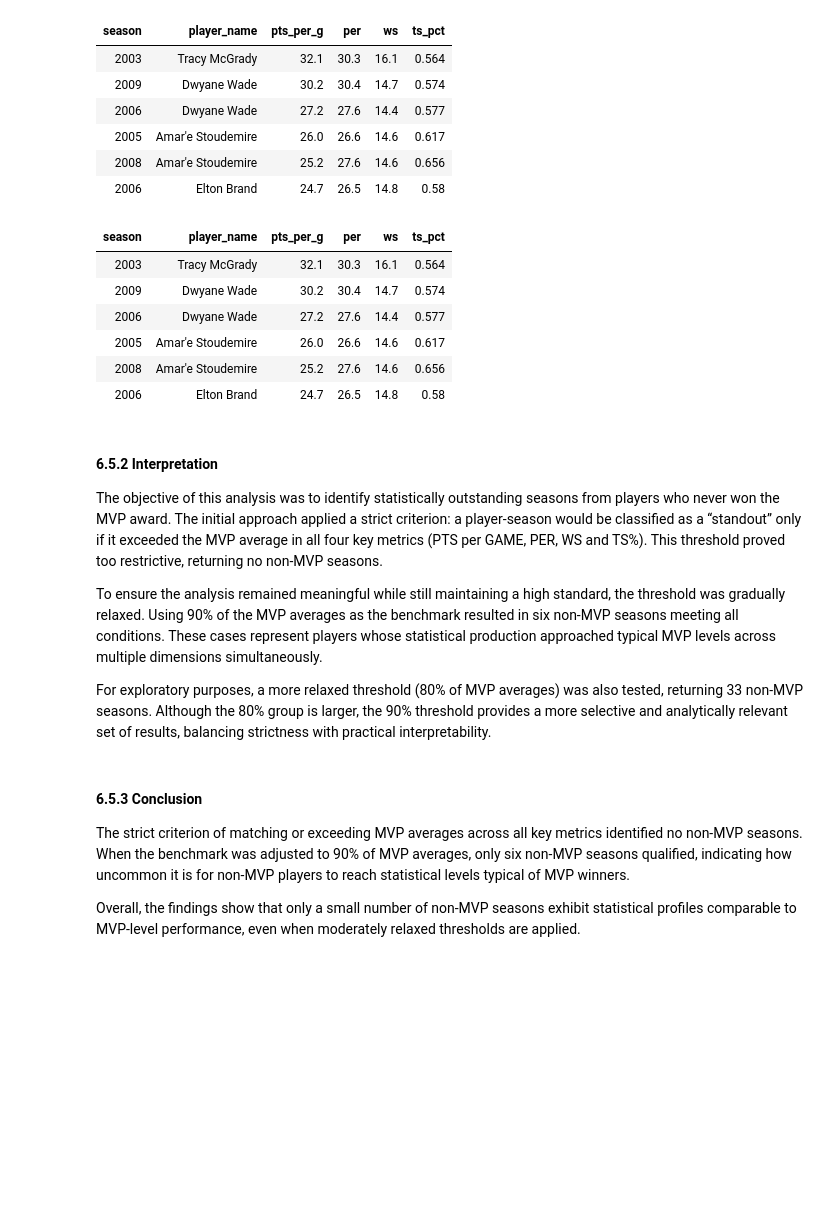
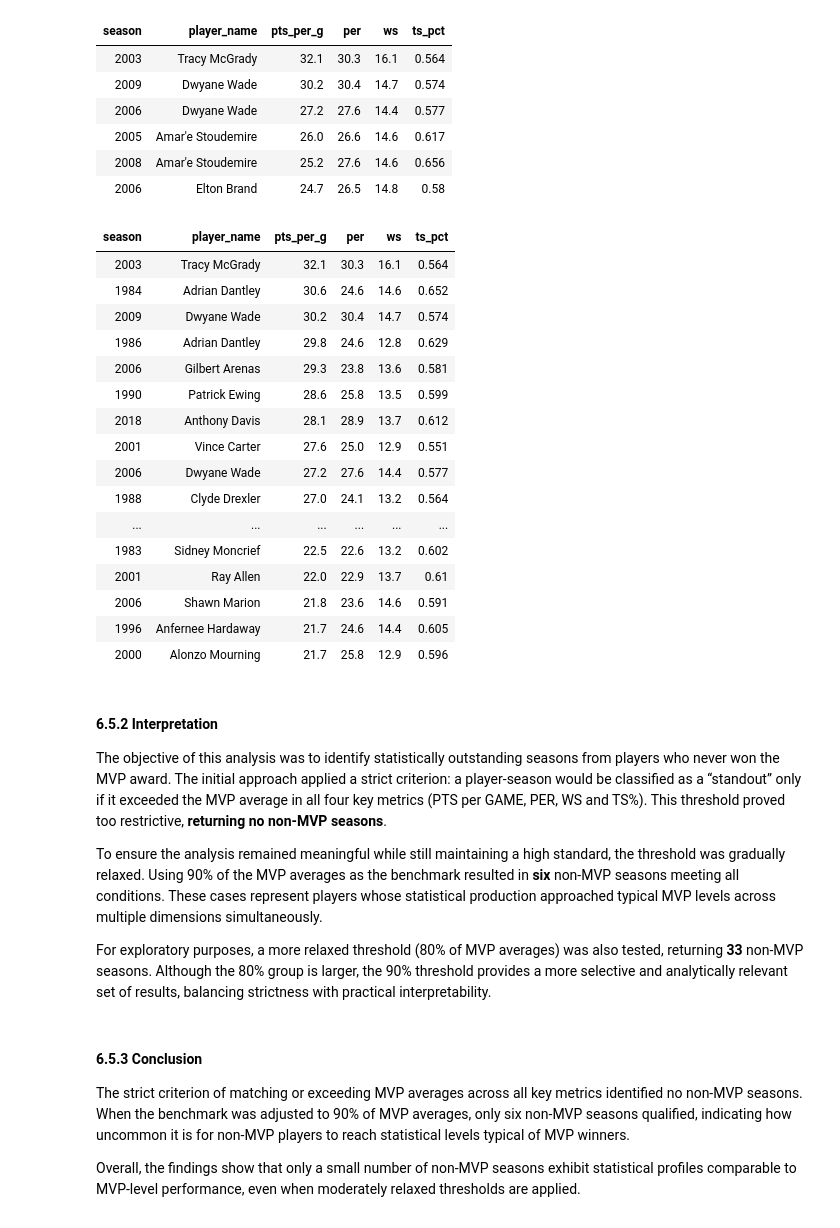
Before and after one commit to fsantosvix/databricks-nba-mvp-analysis-data-pipeline, a Jupyter notebook: NBA_MVP_Pipeline.ipynb, the cells around one changed output. Saved outputs shown, nothing was run; the diff lists cells and outputs as text; code cells hidden in the pictures; blank space fills up the shorter version.

```diff
--- a/NBA_MVP_Pipeline.ipynb
+++ b/NBA_MVP_Pipeline.ipynb
@@ -1355,41 +1384,51 @@ ORDER BY n.pts_per_g DESC
 # %%
 %sql
 --Use an even more relaxed approach (80% of the metrics) to filter non mvp players.
 SELECT
   n.season,
   n.player_name,
   n.pts_per_g,
   n.per,
   n.ws,
   n.ts_pct
 FROM nba_stats_gold as n
 CROSS JOIN mvp_baseline_gold AS b
 WHERE n.player_name NOT IN (
   SELECT player_name FROM mvp_stats_gold
 )
 AND (
-  n.pts_per_g > 0.9 * b.avg_mvp_pts AND
-  n.per > 0.9 * b.avg_mvp_per AND
-  n.ws > 0.9 * b.avg_mvp_ws AND
-  n.ts_pct > 0.9 * b.avg_mvp_ts
+  n.pts_per_g > 0.8 * b.avg_mvp_pts AND
+  n.per > 0.8 * b.avg_mvp_per AND
+  n.ws > 0.8 * b.avg_mvp_ws AND
+  n.ts_pct > 0.8 * b.avg_mvp_ts
 )
 ORDER BY n.pts_per_g DESC
 # %% [output]
 | season | player_name | pts_per_g | per | ws | ts_pct |
 | 2003 | Tracy McGrady | 32.1 | 30.3 | 16.1 | 0.564 |
+| 1984 | Adrian Dantley | 30.6 | 24.6 | 14.6 | 0.652 |
 | 2009 | Dwyane Wade | 30.2 | 30.4 | 14.7 | 0.574 |
+| 1986 | Adrian Dantley | 29.8 | 24.6 | 12.8 | 0.629 |
+| 2006 | Gilbert Arenas | 29.3 | 23.8 | 13.6 | 0.581 |
+| 1990 | Patrick Ewing | 28.6 | 25.8 | 13.5 | 0.599 |
+| 2018 | Anthony Davis | 28.1 | 28.9 | 13.7 | 0.612 |
+| 2001 | Vince Carter | 27.6 | 25.0 | 12.9 | 0.551 |
 | 2006 | Dwyane Wade | 27.2 | 27.6 | 14.4 | 0.577 |
-| 2005 | Amar'e Stoudemire | 26.0 | 26.6 | 14.6 | 0.617 |
-| 2008 | Amar'e Stoudemire | 25.2 | 27.6 | 14.6 | 0.656 |
-| 2006 | Elton Brand | 24.7 | 26.5 | 14.8 | 0.58 |
+| 1988 | Clyde Drexler | 27.0 | 24.1 | 13.2 | 0.564 |
+| ... | ... | ... | ... | ... | ... |
+| 1983 | Sidney Moncrief | 22.5 | 22.6 | 13.2 | 0.602 |
+| 2001 | Ray Allen | 22.0 | 22.9 | 13.7 | 0.61 |
+| 2006 | Shawn Marion | 21.8 | 23.6 | 14.6 | 0.591 |
+| 1996 | Anfernee Hardaway | 21.7 | 24.6 | 14.4 | 0.605 |
+| 2000 | Alonzo Mourning | 21.7 | 25.8 | 12.9 | 0.596 |
 # %% [markdown]
 #### 6.5.2 Interpretation
 
-The objective of this analysis was to identify statistically outstanding seasons from players who never won the MVP award. The initial approach applied a strict criterion: a player-season would be classified as a “standout” only if it exceeded the MVP average in all four key metrics (PTS per GAME, PER, WS and TS%). This threshold proved too restrictive, returning no non-MVP seasons.
+The objective of this analysis was to identify statistically outstanding seasons from players who never won the MVP award. The initial approach applied a strict criterion: a player-season would be classified as a “standout” only if it exceeded the MVP average in all four key metrics (PTS per GAME, PER, WS and TS%). This threshold proved too restrictive, **returning no non-MVP seasons**.
 
-To ensure the analysis remained meaningful while still maintaining a high standard, the threshold was gradually relaxed. Using 90% of the MVP averages as the benchmark resulted in six non-MVP seasons meeting all conditions. These cases represent players whose statistical production approached typical MVP levels across multiple dimensions simultaneously.
+To ensure the analysis remained meaningful while still maintaining a high standard, the threshold was gradually relaxed. Using 90% of the MVP averages as the benchmark resulted in **six** non-MVP seasons meeting all conditions. These cases represent players whose statistical production approached typical MVP levels across multiple dimensions simultaneously.
 
-For exploratory purposes, a more relaxed threshold (80% of MVP averages) was also tested, returning 33 non-MVP seasons. Although the 80% group is larger, the 90% threshold provides a more selective and analytically relevant set of results, balancing strictness with practical interpretability.
+For exploratory purposes, a more relaxed threshold (80% of MVP averages) was also tested, returning **33** non-MVP seasons. Although the 80% group is larger, the 90% threshold provides a more selective and analytically relevant set of results, balancing strictness with practical interpretability.
 # %% [markdown]
 #### 6.5.3 Conclusion
 
```
Also changed, not shown: parts of 8 cells of this notebook, 1 other file.
